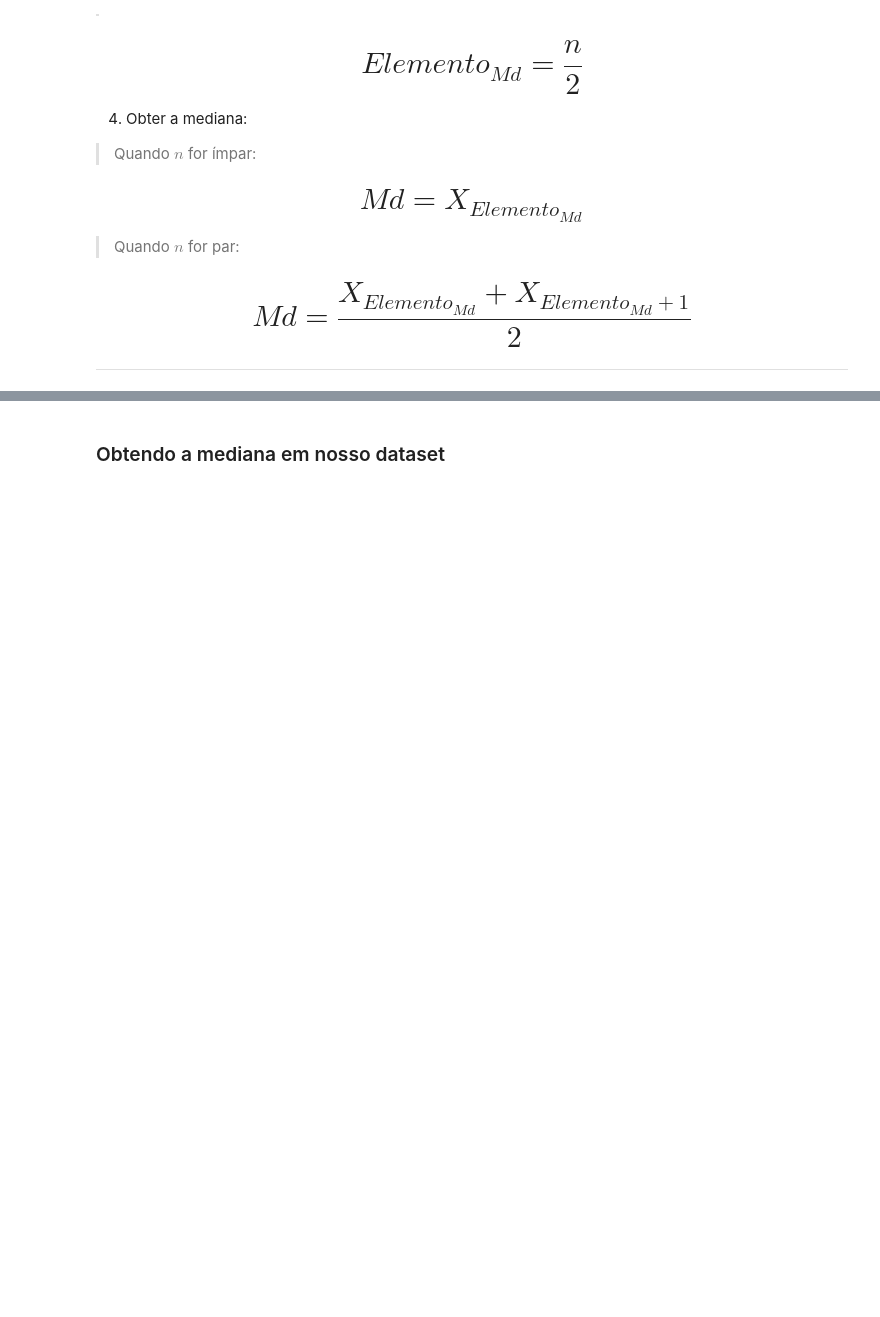
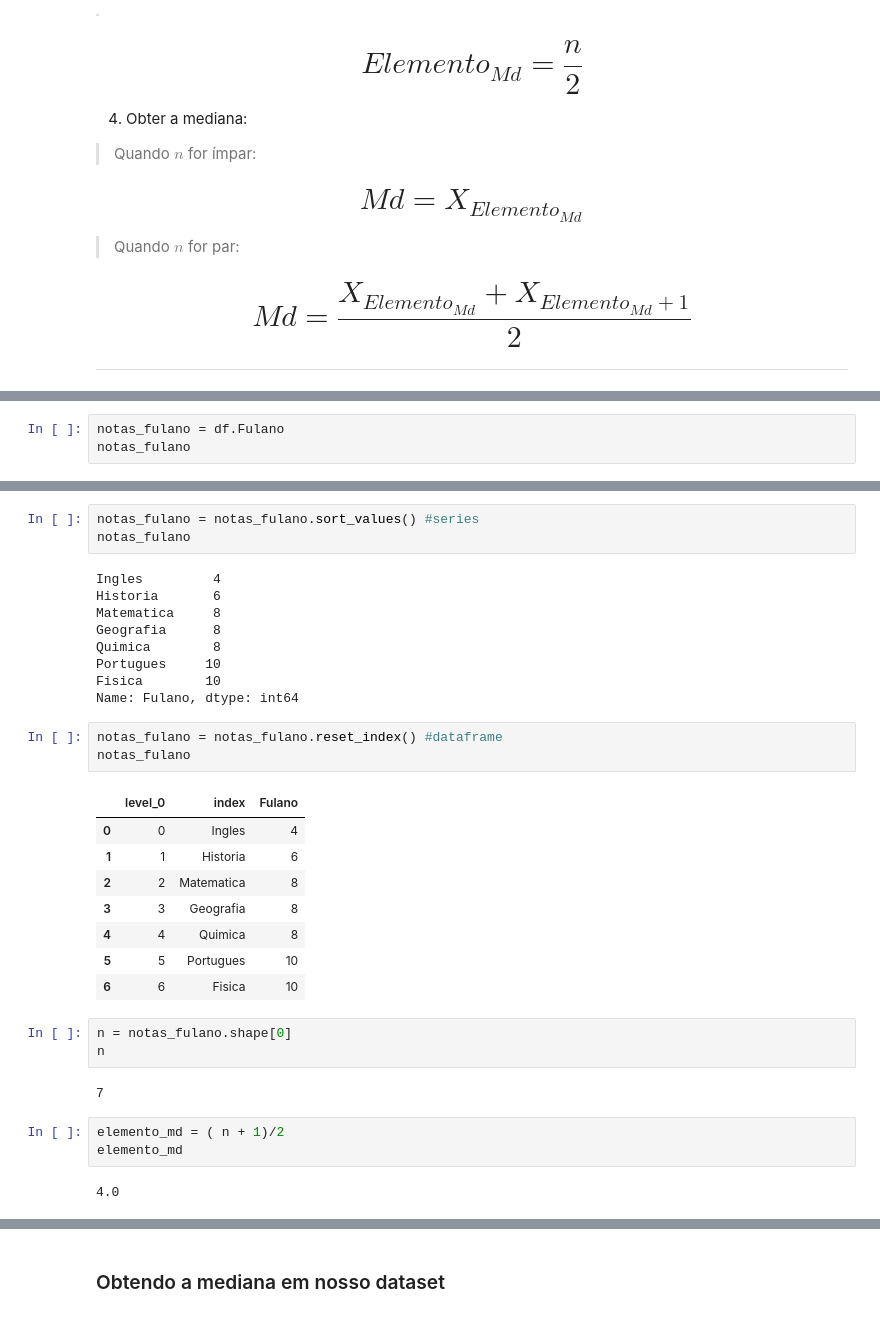
Before and after one commit to weslleysribeiro/python_statistics, a Jupyter notebook: Curso_de_Estatística_Parte_1.ipynb, the cells around one changed output, grey strips where cells are left out. Saved outputs shown, nothing was run; the diff lists cells and outputs as text; blank space fills up the shorter version.

```diff
--- a/Curso_de_Estatística_Parte_1.ipynb
+++ b/Curso_de_Estatística_Parte_1.ipynb
@@ -618,3 +618,6 @@ Para obtermos a mediana de uma conjunto de dados devemos proceder da seguinte ma
 ### Exemplo 1 - n ímpar
 
 <img src='https://caelum-online-public.s3.amazonaws.com/1177-estatistica-parte1/01/img002.png' width='40%' style="float:left">
+# %%
+notas_fulano = df.Fulano
+notas_fulano
@@ -620,0 +633,34 @@ Para obtermos a mediana de uma conjunto de dados devemos proceder da seguinte ma
+# %%
+notas_fulano = notas_fulano.sort_values() #series
+notas_fulano
+# %% [output]
+Ingles         4
+Historia       6
+Matematica     8
+Geografia      8
+Quimica        8
+Portugues     10
+Fisica        10
+Name: Fulano, dtype: int64
+# %%
+notas_fulano = notas_fulano.reset_index() #dataframe
+notas_fulano
+# %% [output]
+|  | level_0 | index | Fulano |
+| 0 | 0 | Ingles | 4 |
+| 1 | 1 | Historia | 6 |
+| 2 | 2 | Matematica | 8 |
+| 3 | 3 | Geografia | 8 |
+| 4 | 4 | Quimica | 8 |
+| 5 | 5 | Portugues | 10 |
+| 6 | 6 | Fisica | 10 |
+# %%
+n = notas_fulano.shape[0]
+n
+# %% [output]
+7
+# %%
+elemento_md = ( n + 1)/2
+elemento_md
+# %% [output]
+4.0
```
Also changed, not shown: parts of 12 cells of this notebook.
